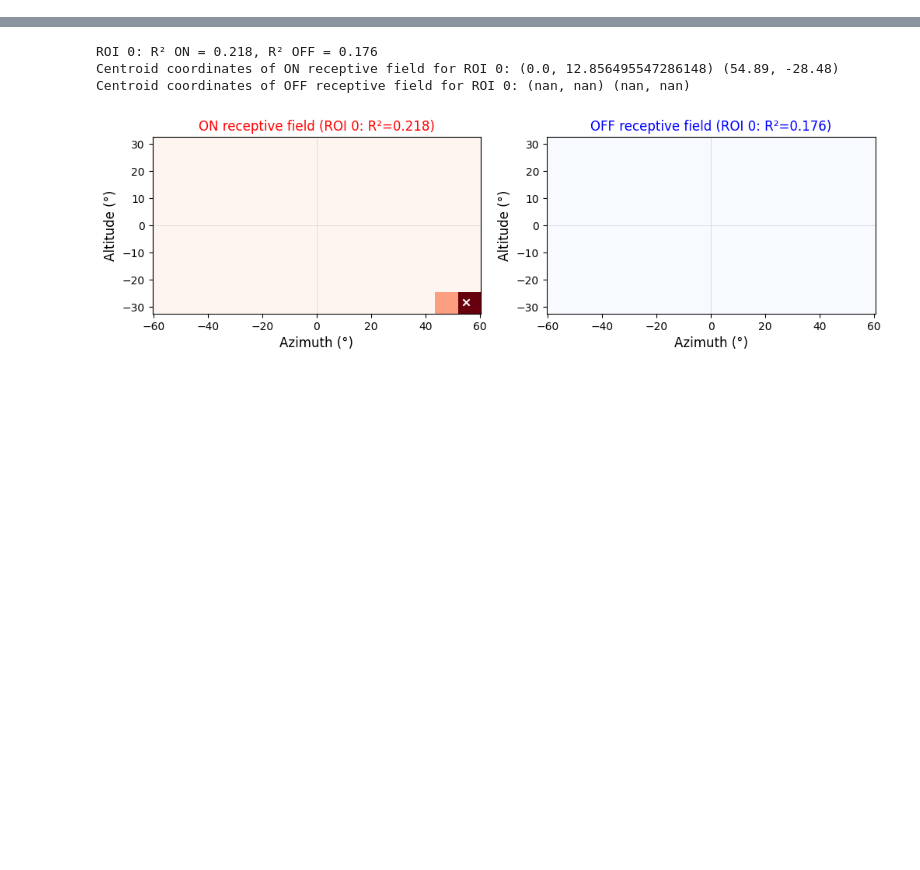
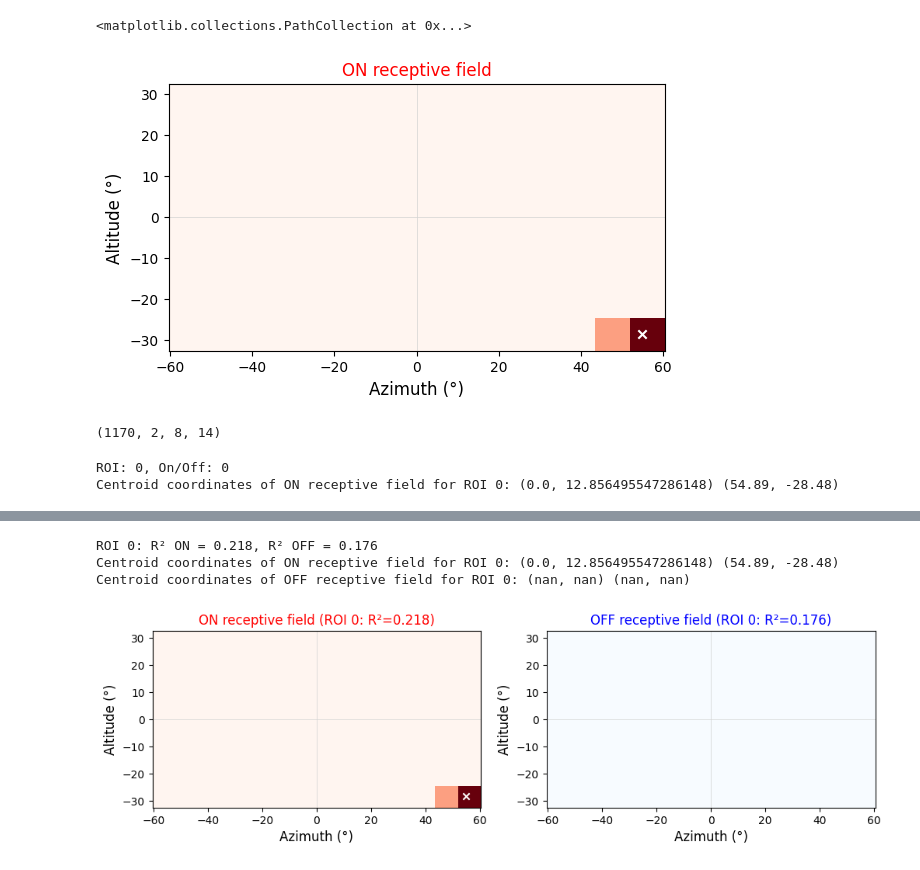
Before and after one commit to naomidonovan1/allen_v1dd, a Jupyter notebook: src/allen_v1dd/demo.ipynb, the cells around one changed output, grey strips where cells are left out. Drawn from its saved outputs; the diff is of its cells as text; code cells hidden in the pictures; blank space fills up the shorter version.

Commit message:
plotting example on and off subfields with COMs

```diff
--- a/src/allen_v1dd/demo.ipynb
+++ b/src/allen_v1dd/demo.ipynb
@@ -17,3 +17,6 @@ plane = 1
 
 session = client.load_ophys_session(f"{mouse_id}_{col_vol_str}")
 lsn = LocallySparseNoise(session, plane, trace_type="events")
+
+receptive_fields = lsn.receptive_fields
+rf_centers = lsn.rf_centers
@@ -24,0 +141,37 @@ plt.imshow(lsn.receptive_fields[0, 0, :, :] / lsn.receptive_fields[0, 0, :, :].m
+# %%
+rf = receptive_fields[0, 0, :, :]
+rf_normalized = (rf - np.min(rf)) / (np.max(rf) - np.min(rf))
+rf_center = rf_centers[0, 0, :]
+
+lsn.plot_rf(rf_normalized, rf_type='on')
+plt.scatter(rf_center[0], rf_center[1], c='white', marker='x')
+# %% [output]
+<matplotlib.collections.PathCollection at 0x...>
+[figure, added]
+# %%
+lsn.receptive_fields.shape
+# %% [output]
+(1170, 2, 8, 14)
+# %%
+from scipy import ndimage
+
+rois, onoffs, alts, azis = np.where(lsn.receptive_fields[:, :, :, :])
+
+roi = np.unique(rois)[0]
+
+roi_mask = rois == roi
+onoff = np.unique(onoffs[roi_mask])[0]
+
+print(f"ROI: {roi}, On/Off: {onoff}")
+
+responses = np.abs(lsn.receptive_fields[roi, onoff, :, :])
+responses_norm = responses - responses.min()
+responses_norm /= responses_norm.max() if responses_norm.max() != 0 else 1
+
+centroid_coords = ndimage.center_of_mass(responses_norm)
+x_coord = lsn.imshow_extent[0] + ((centroid_coords[1] + 0.5) / 14) * (lsn.imshow_extent[1] - lsn.imshow_extent[0])
+y_coord = lsn.imshow_extent[2] + ((centroid_coords[0] + 0.5) / 8) * (lsn.imshow_extent[3] - lsn.imshow_extent[2])
+print(f"Centroid coordinates of ON receptive field for ROI {roi}: {centroid_coords} ({x_coord:.2f}, {y_coord:.2f})")
+# %% [output]
+ROI: 0, On/Off: 0
+Centroid coordinates of ON receptive field for ROI 0: (0.0, 12.856495547286148) (54.89, -28.48)
```
Also changed, not shown: parts of 3 cells of this notebook, 1 other file.
